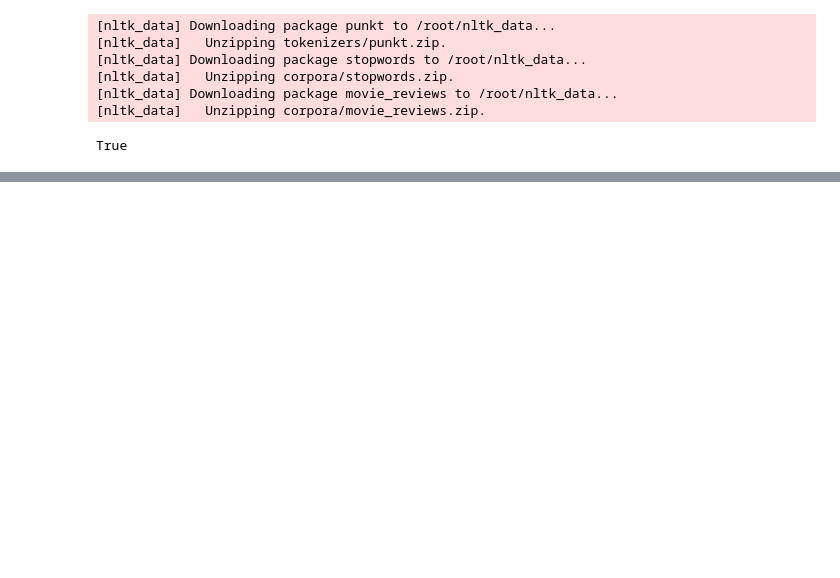
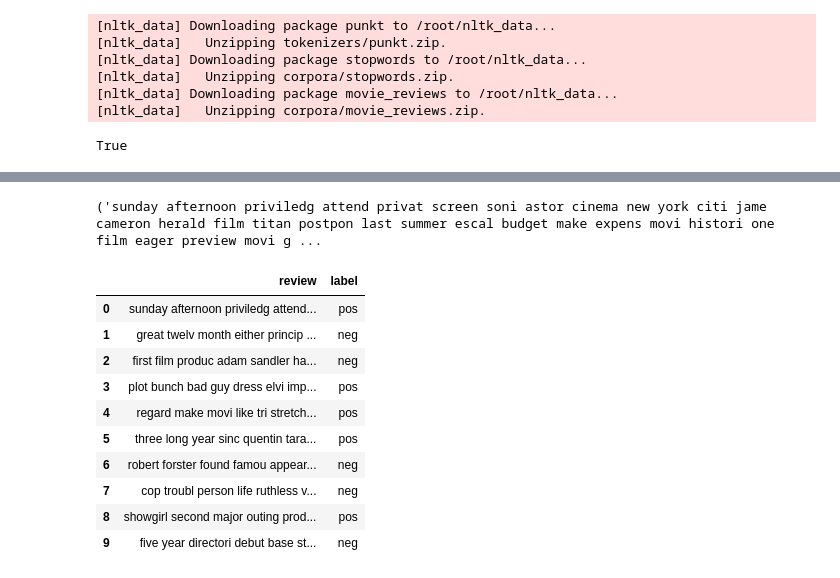
Before and after one commit to MarkKryvoshein/MachineLearning, a Jupyter notebook: NLP.ipynb, the cells around one changed output, grey strips where cells are left out. Drawn from its saved outputs; the diff is of its cells as text; code cells hidden in the pictures; blank space fills up the shorter version.

```diff
--- a/NLP.ipynb
+++ b/NLP.ipynb
@@ -40,0 +41,27 @@ print(lis_of_reviews[10])
+# %%
+from nltk.corpus import stopwords
+from nltk.stem import PorterStemmer
+from nltk.tokenize import word_tokenize
+
+stop_words = set(stopwords.words('english'))
+ps = PorterStemmer()
+
+
+def clean_words() -> list:
+    processed_reviews = []
+
+    for words, category in lis_of_reviews:
+        filtered = [
+            ps.stem(w.lower())
+            for w in words
+            if w.isalpha() and w.lower() not in stop_words
+        ]
+
+        text = ' '.join(filtered)
+        processed_reviews.append((text, category))
+
+    return processed_reviews
+
+print(clean_words()[0])
+# %% [output]
+('sunday afternoon priviledg attend privat screen soni astor cinema new york citi jame cameron herald film titan postpon last summer escal budget make expens movi histori one film eager preview movi g ...
@@ -40,0 +71,15 @@ print(lis_of_reviews[10])
+# %%
+df = pd.DataFrame(clean_words(), columns=['review', 'label'])
+df.head(10)
+# %% [output]
+|  | review | label |
+| 0 | sunday afternoon priviledg attend... | pos |
+| 1 | great twelv month either princip ... | neg |
+| 2 | first film produc adam sandler ha... | neg |
+| 3 | plot bunch bad guy dress elvi imp... | pos |
+| 4 | regard make movi like tri stretch... | pos |
+| 5 | three long year sinc quentin tara... | pos |
+| 6 | robert forster found famou appear... | neg |
+| 7 | cop troubl person life ruthless v... | neg |
+| 8 | showgirl second major outing prod... | pos |
+| 9 | five year directori debut base st... | neg |
```
Also changed, not shown: parts of 10 cells of this notebook.
